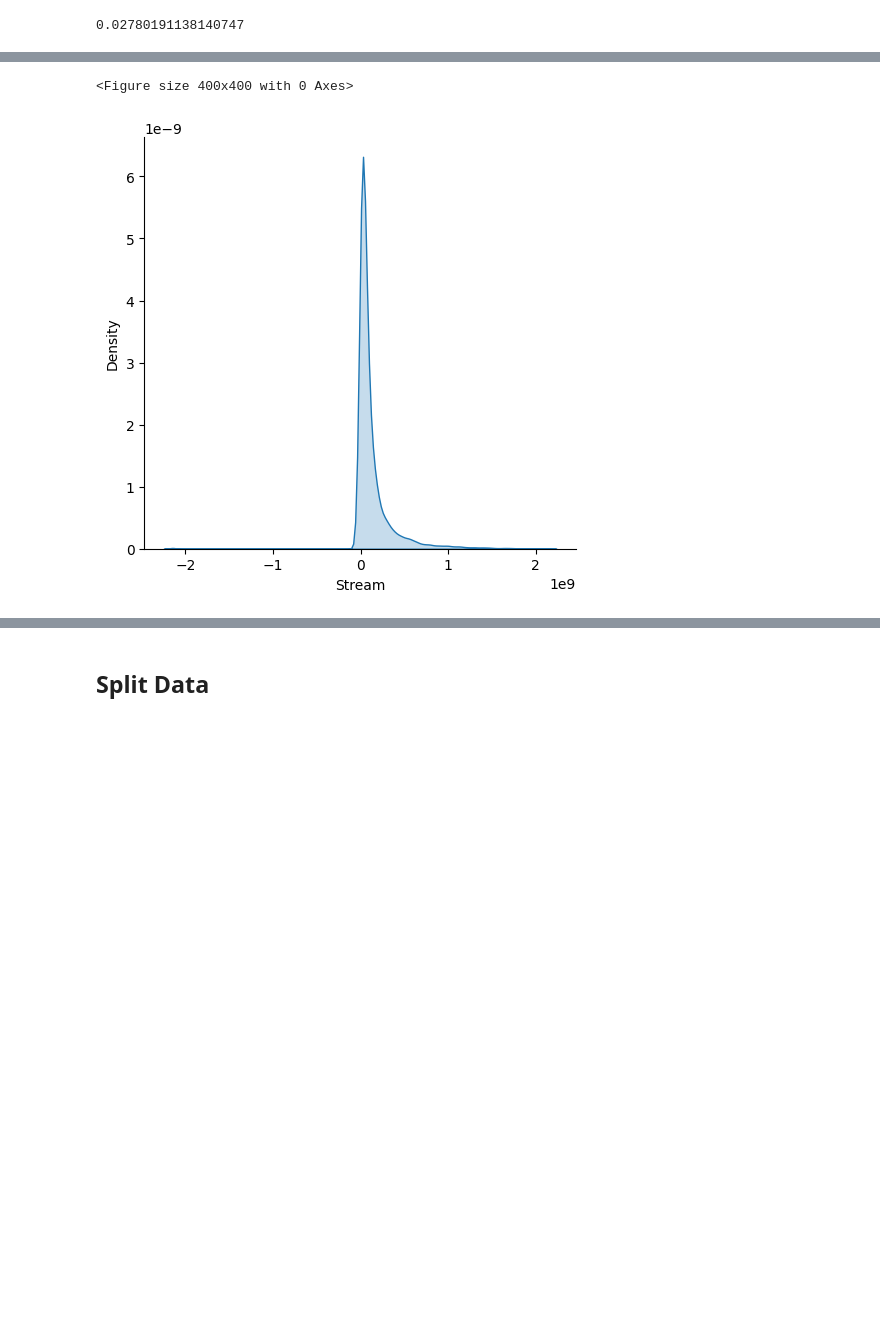
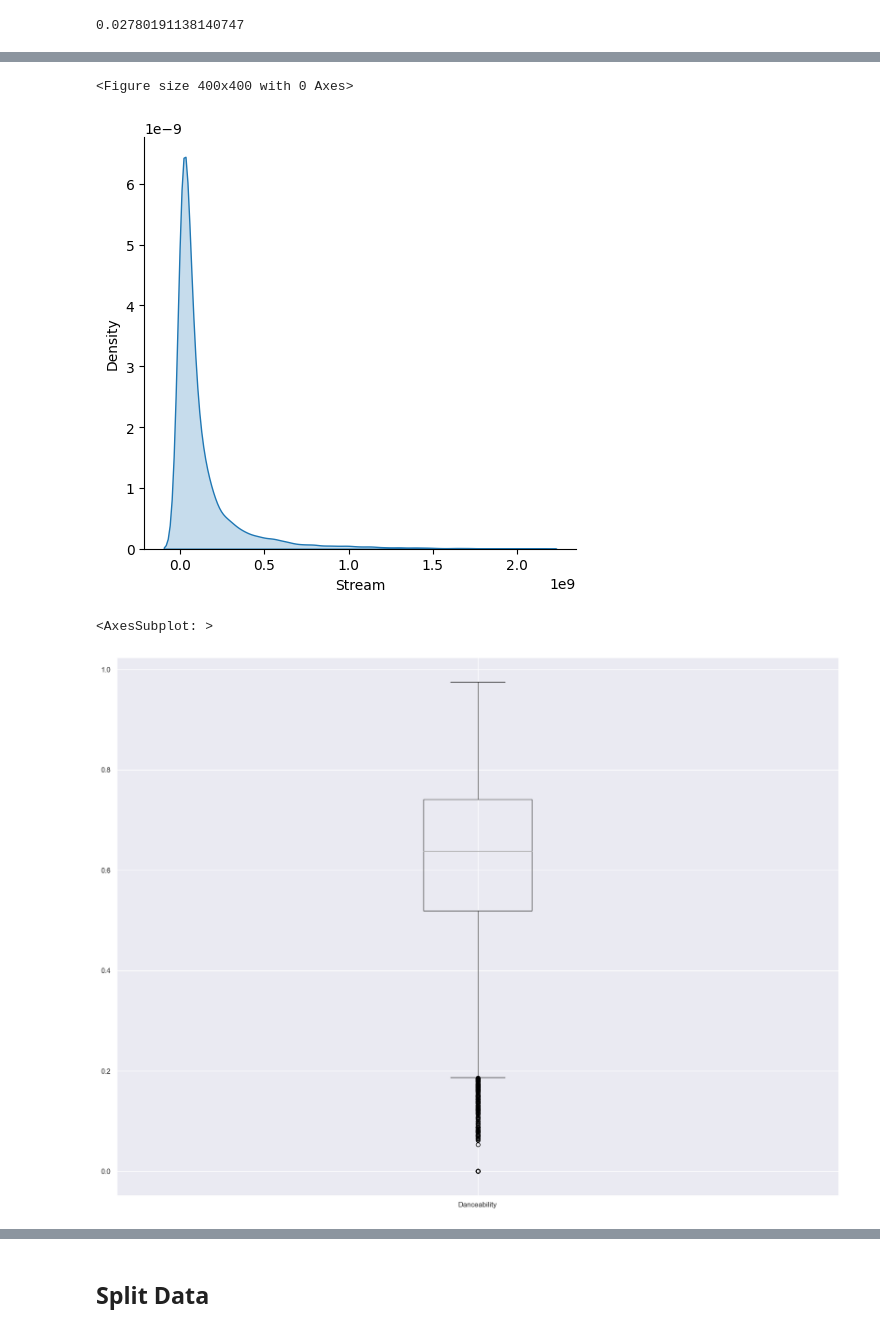
Before and after one commit to mp4402/pythonPrograms, a Jupyter notebook: machineLearningModels2023/proyectoFinal/proyecto.ipynb, the cells around one changed output, grey strips where cells are left out. Saved outputs shown, nothing was run; the diff lists cells and outputs as text; code cells hidden in the pictures; blank space fills up the shorter version.

```diff
--- a/machineLearningModels2023/proyectoFinal/proyecto.ipynb
+++ b/machineLearningModels2023/proyectoFinal/proyecto.ipynb
@@ -149,7 +207,12 @@ sns.heatmap(corr, mask=mask, cmap=cmap, vmax=.3, center=0,
 # %%
 plt.figure(figsize=(4,4))
-sns.displot(data = df, x = 'Stream', kind='kde', fill=True)
+sns.displot(data = df2, x = 'Stream', kind='kde', fill=True)
 plt.show()
 # %% [output]
 <Figure size 400x400 with 0 Axes>
-[figure, old version]
+[figure, new version]
+# %%
+df2.select_dtypes(include='number').iloc[:,0:1].boxplot()
+# %% [output]
+<AxesSubplot: >
+[figure, added]
```
Also changed, not shown: parts of 35 cells of this notebook, 1 other file.
